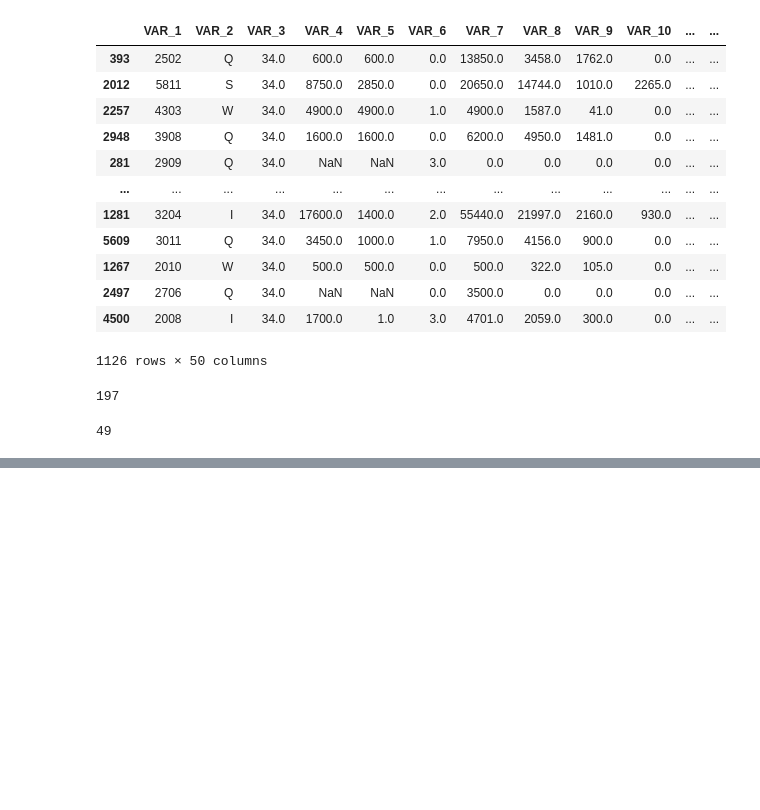
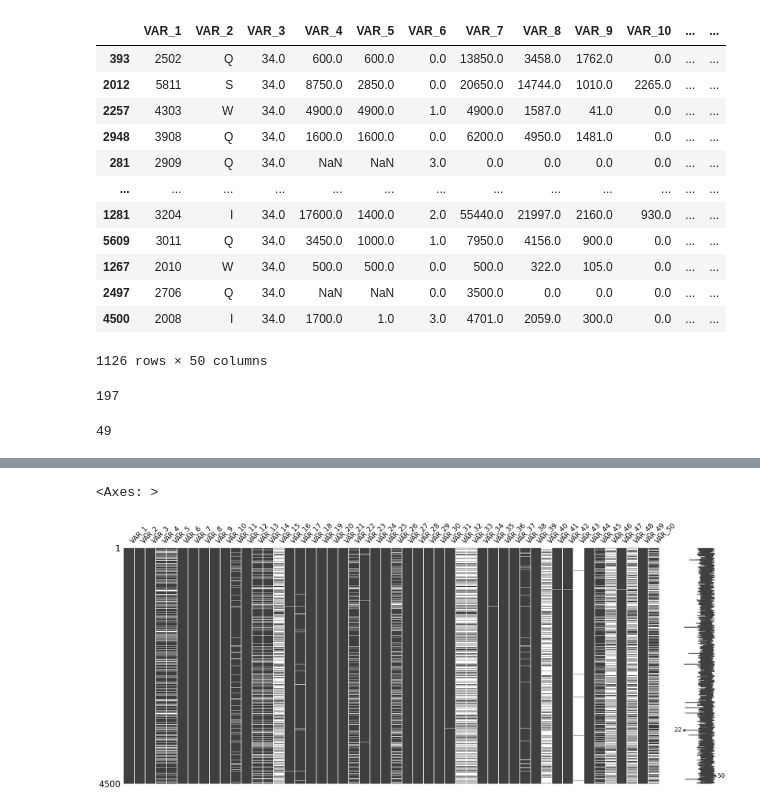
Before and after one commit to hasanmihalicli23/cc-fraud-detection-project, a Jupyter notebook: main.ipynb, the cells around one changed output, grey strips where cells are left out. Cells and saved outputs as stored; diff of their text form; code cells hidden in the pictures; blank space fills up the shorter version.

```diff
--- a/main.ipynb
+++ b/main.ipynb
@@ -132,0 +135,5 @@ y_test.sum()
+# %%
+msno.matrix(X_train)
+# %% [output]
+<Axes: >
+[figure, added]
```
Also changed, not shown: parts of 34 cells of this notebook.
